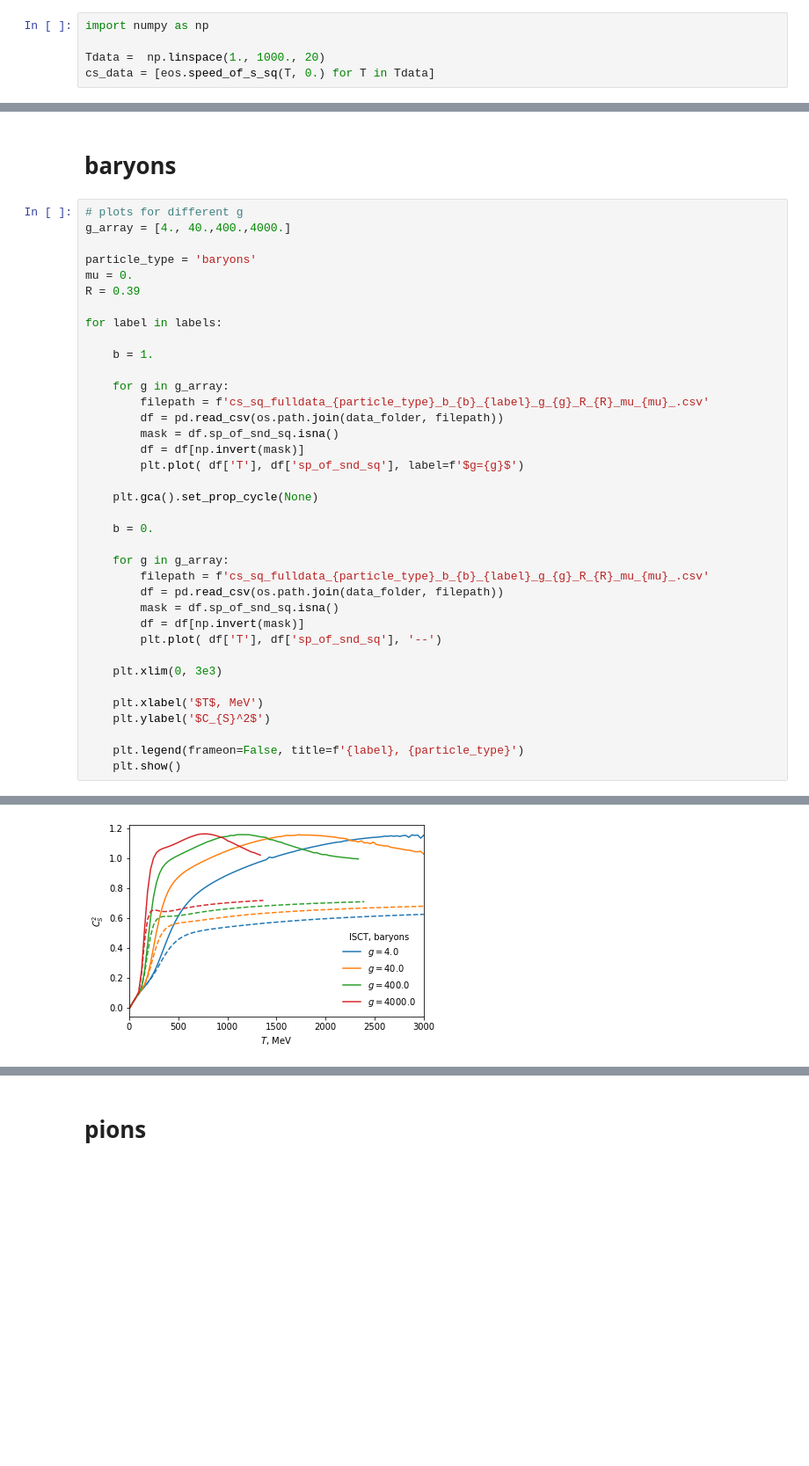
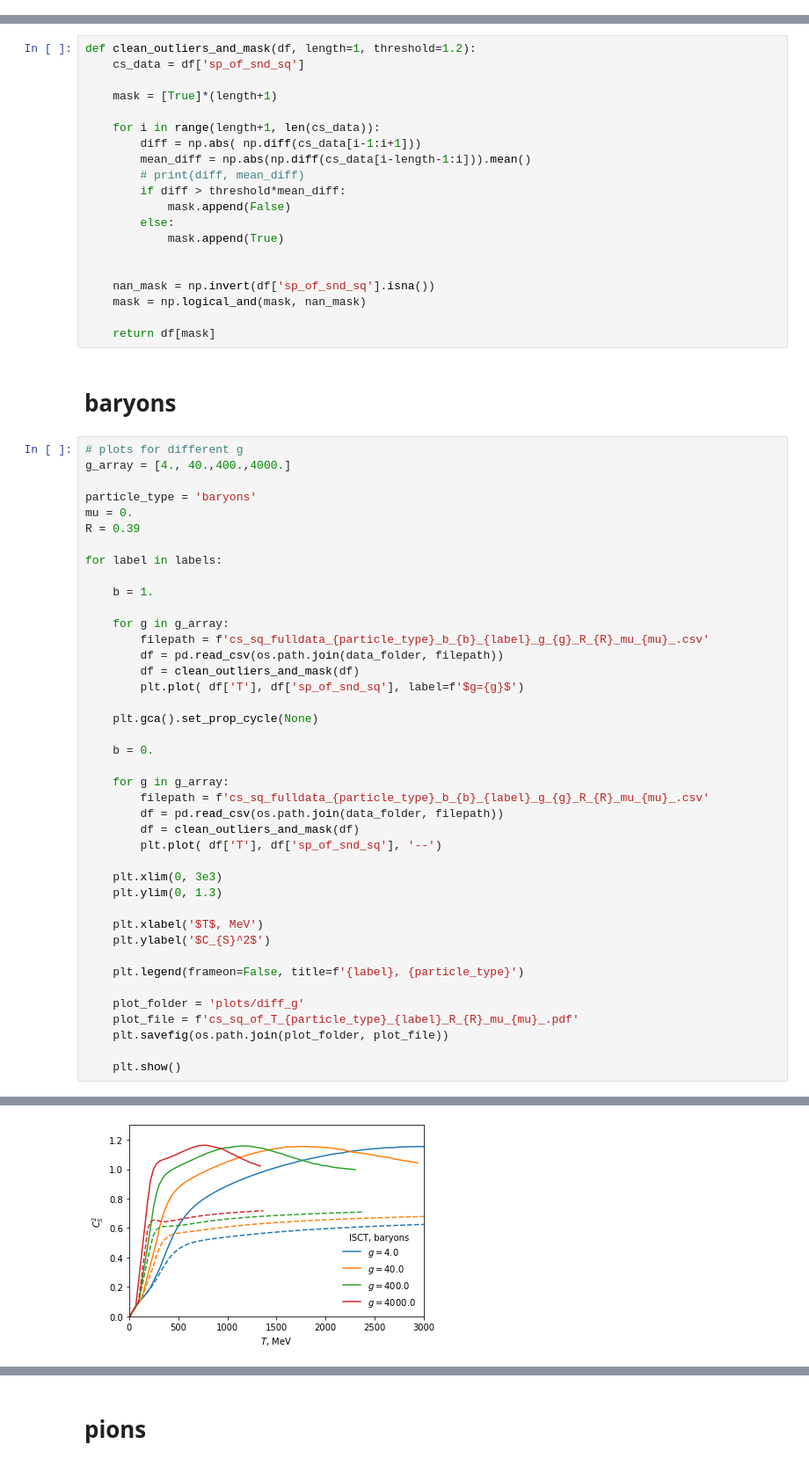
Before and after one commit to NazyS/relativistic-ISCT-EoS, a Jupyter notebook: notebook.ipynb, the cells around one changed output, grey strips where cells are left out. Shown at 88% size. Drawn from its saved outputs; the diff is of its cells as text; blank space fills up the shorter version.

```diff
--- a/notebook.ipynb
+++ b/notebook.ipynb
@@ -10,5 +7,0 @@ eos = Relativistic_ISCT.Relativistic_ISCT(eos='vdw')
-# %%
-import numpy as np
-
-Tdata =  np.linspace(1., 1000., 20)
-cs_data = [eos.speed_of_s_sq(T, 0.) for T in Tdata]
@@ -24,6 +15,26 @@ import matplotlib.pyplot as plt
 labels = ['vdw', 'IST', 'ISCT', 'ISCT2']
 
 data_folder = 'cs_sq_fulldata'
+# %%
+def clean_outliers_and_mask(df, length=1, threshold=1.2):
+    cs_data = df['sp_of_snd_sq']
+
+    mask = [True]*(length+1)
+
+    for i in range(length+1, len(cs_data)):
+        diff = np.abs( np.diff(cs_data[i-1:i+1]))
+        mean_diff = np.abs(np.diff(cs_data[i-length-1:i])).mean()
+        # print(diff, mean_diff)
+        if diff > threshold*mean_diff:
+            mask.append(False)
+        else:
+            mask.append(True)
+
+
+    nan_mask = np.invert(df['sp_of_snd_sq'].isna())
+    mask = np.logical_and(mask, nan_mask)
+
+    return df[mask]
 # %% [markdown]
 # baryons
 # %%
@@ -41,8 +52,7 @@ for label in labels:
     for g in g_array:
         filepath = f'cs_sq_fulldata_{particle_type}_b_{b}_{label}_g_{g}_R_{R}_mu_{mu}_.csv'
         df = pd.read_csv(os.path.join(data_folder, filepath))
-        mask = df.sp_of_snd_sq.isna()
-        df = df[np.invert(mask)]
+        df = clean_outliers_and_mask(df)
         plt.plot( df['T'], df['sp_of_snd_sq'], label=f'$g={g}$')
 
     plt.gca().set_prop_cycle(None)
@@ -52,15 +62,20 @@ for label in labels:
     for g in g_array:
         filepath = f'cs_sq_fulldata_{particle_type}_b_{b}_{label}_g_{g}_R_{R}_mu_{mu}_.csv'
         df = pd.read_csv(os.path.join(data_folder, filepath))
-        mask = df.sp_of_snd_sq.isna()
-        df = df[np.invert(mask)]
+        df = clean_outliers_and_mask(df)
         plt.plot( df['T'], df['sp_of_snd_sq'], '--')
 
     plt.xlim(0, 3e3)
+    plt.ylim(0, 1.3)
 
     plt.xlabel('$T$, MeV')
     plt.ylabel('$C_{S}^2$')
 
     plt.legend(frameon=False, title=f'{label}, {particle_type}')
+
+    plot_folder = 'plots/diff_g'
+    plot_file = f'cs_sq_of_T_{particle_type}_{label}_R_{R}_mu_{mu}_.pdf'
+    plt.savefig(os.path.join(plot_folder, plot_file))
+
     plt.show()
 # %% [output]
@@ -69 +84 @@ for label in labels:
-[figure, old version]
+[figure, new version]
```
Also changed, not shown: parts of 10 cells of this notebook, 1 other file.
